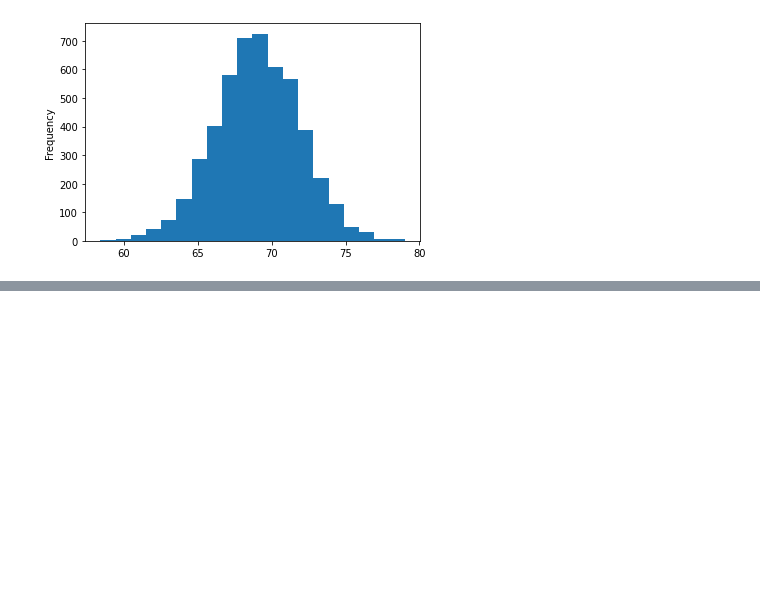
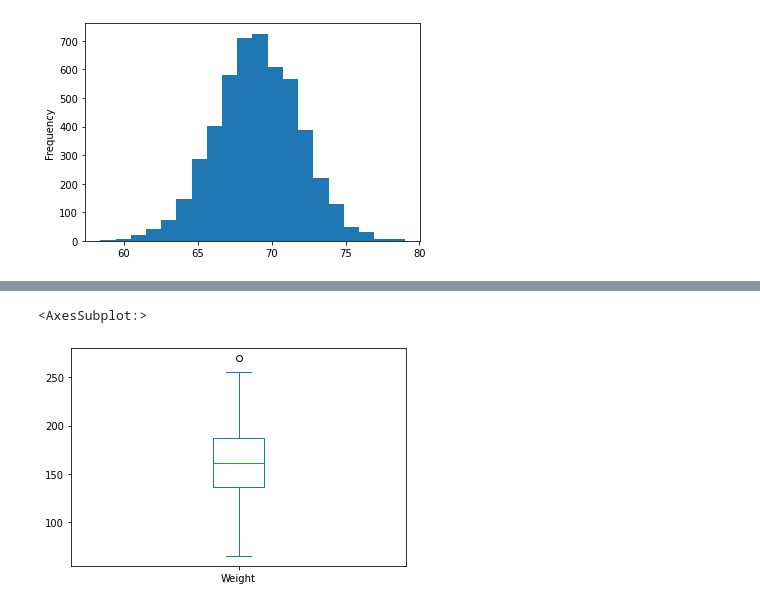
Before and after one commit to Harshhhh1701/Learning--Data-Science, a Jupyter notebook: py9.ipynb, the cells around one changed output, grey strips where cells are left out. Cells and saved outputs as stored; diff of their text form; code cells hidden in the pictures; blank space fills up the shorter version.

```diff
--- a/py9.ipynb
+++ b/py9.ipynb
@@ -38,0 +58,5 @@ data[data['Gender']=='Male']['Height'].plot.hist(bins=20 )
+# %%
+data['Weight'].plot.box()
+# %% [output]
+<AxesSubplot:>
+[figure, added]
```
Also changed, not shown: parts of 9 cells of this notebook.
